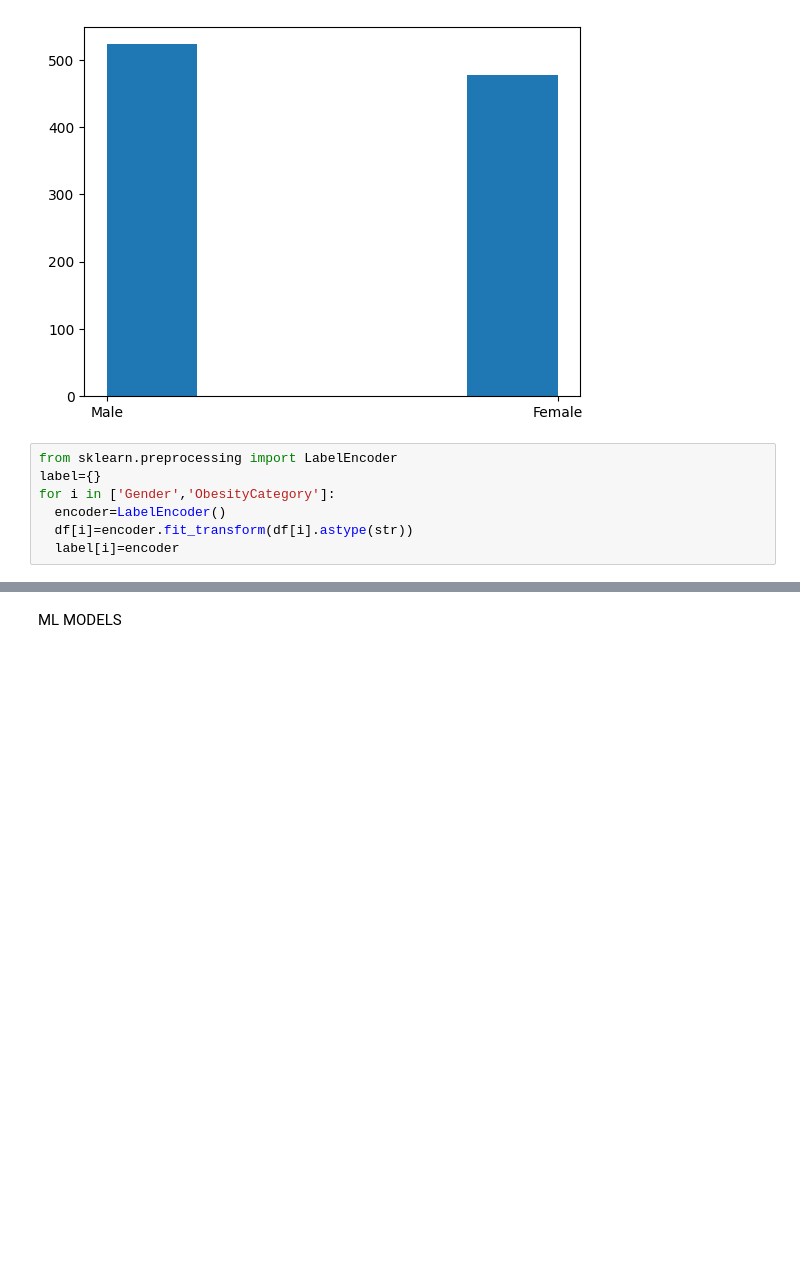
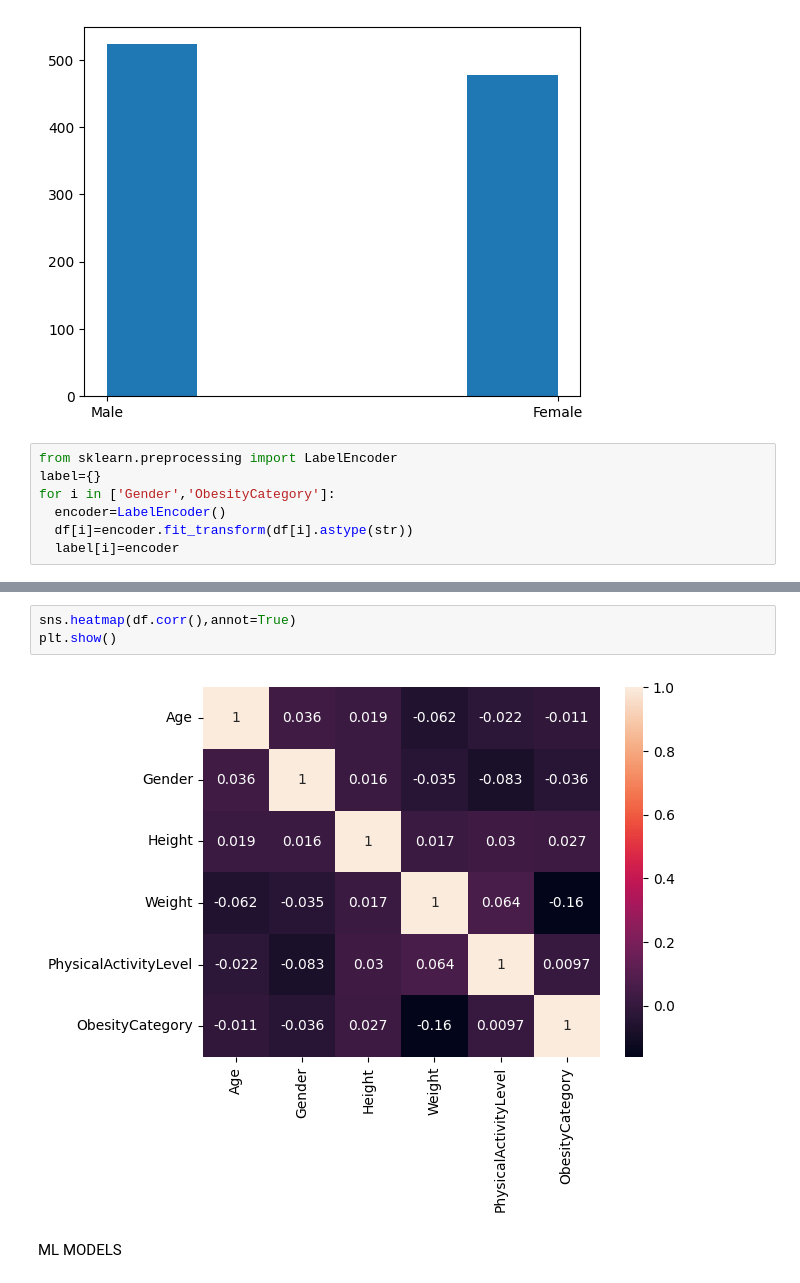
Before and after one commit to subhiksha-kodi/END-TO-END-DS-PROJECT--OBESITY-PREDICTION, a Jupyter notebook: code.ipynb, the cells around one changed output, grey strips where cells are left out. Drawn from its saved outputs; the diff is of its cells as text; blank space fills up the shorter version.

```diff
--- a/code.ipynb
+++ b/code.ipynb
@@ -128,5 +138,10 @@ Skewness of BMI:  0.25287249891535973
 Skewness of PhysicalActivityLevel:  -0.042192482793889756
 Skewness of ObesityCategory:  0.23536773473838424
+# %%
+sns.heatmap(df.corr(),annot=True)
+plt.show()
+# %% [output]
+[figure, added]
 # %% [markdown]
 ML MODELS
 # %%
```
Also changed, not shown: parts of 26 cells of this notebook, 5 other files.
